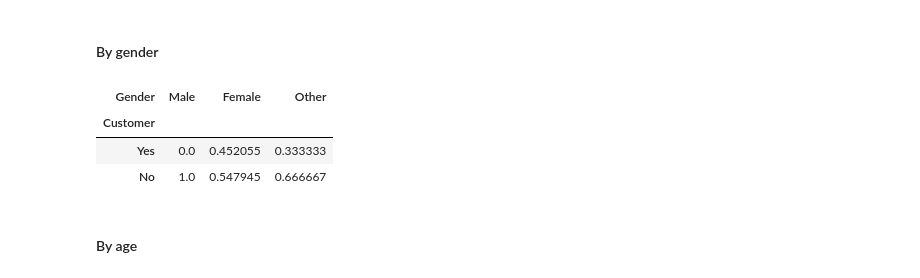
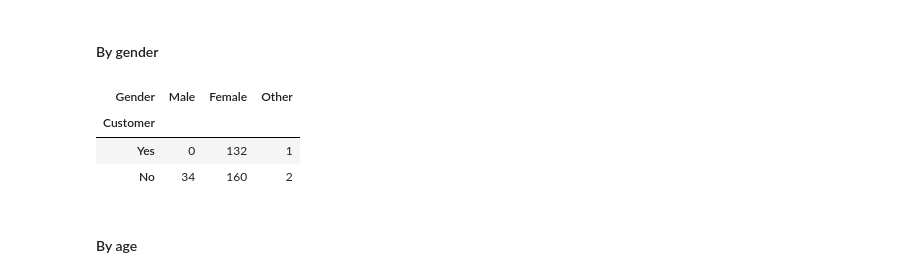
Before and after one commit to mksoc/thesis_data_analysis, a Jupyter notebook: src/survey_analysis.ipynb, the cells around one changed output. Cells and saved outputs as stored; diff of their text form; code cells hidden in the pictures.

```diff
--- a/src/survey_analysis.ipynb
+++ b/src/survey_analysis.ipynb
@@ -506,13 +571,13 @@ pcfg.save_fig('res01_customer_00')
 # %% [markdown]
 #### By gender
 # %%
-by_gender = pd.crosstab(df['Customer'], df['Gender'], normalize='columns')
+by_gender = pd.crosstab(df['Customer'], df['Gender'])
 display(by_gender)
 # %% [output]
 | Gender | Male | Female | Other |
 | Customer |  |  |  |
-| Yes | 0.0 | 0.452055 | 0.333333 |
-| No | 1.0 | 0.547945 | 0.666667 |
+| Yes | 0 | 132 | 1 |
+| No | 34 | 160 | 2 |
 # %%
 kwargs = pcfg.pie_kwargs
 kwargs.update({
```
Also changed, not shown: parts of 4 cells of this notebook, 1 other file.
